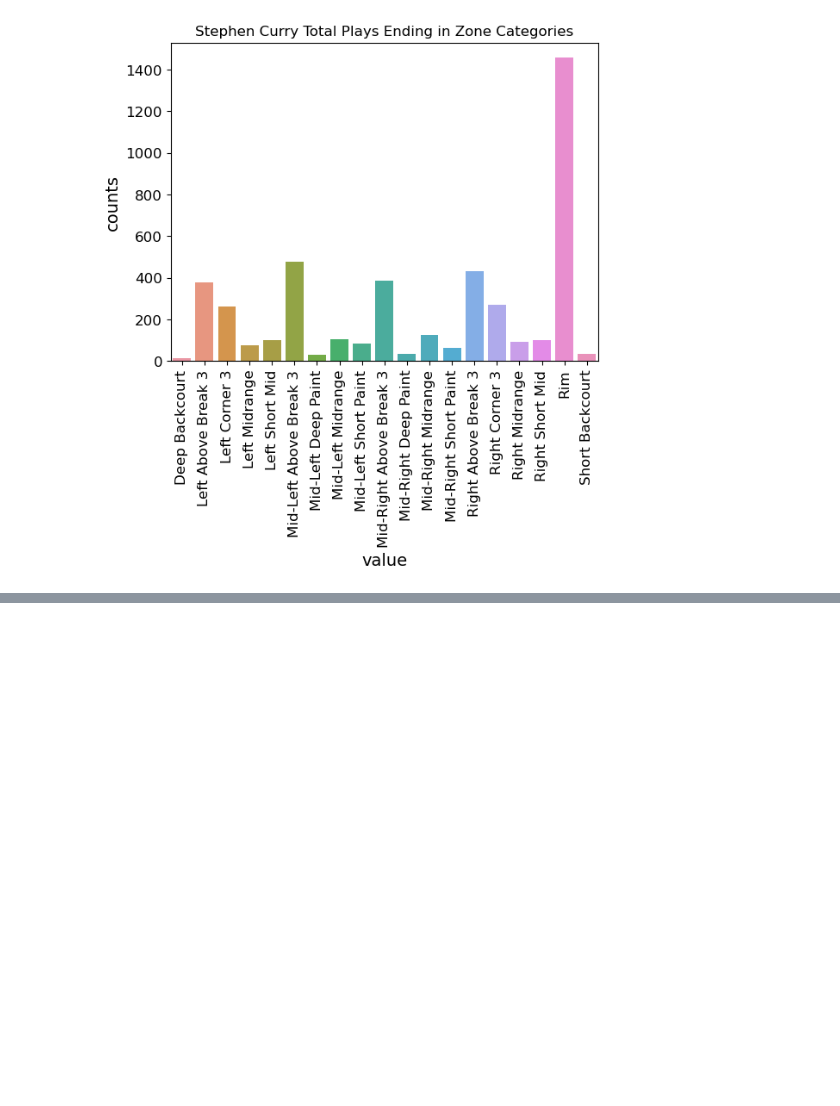
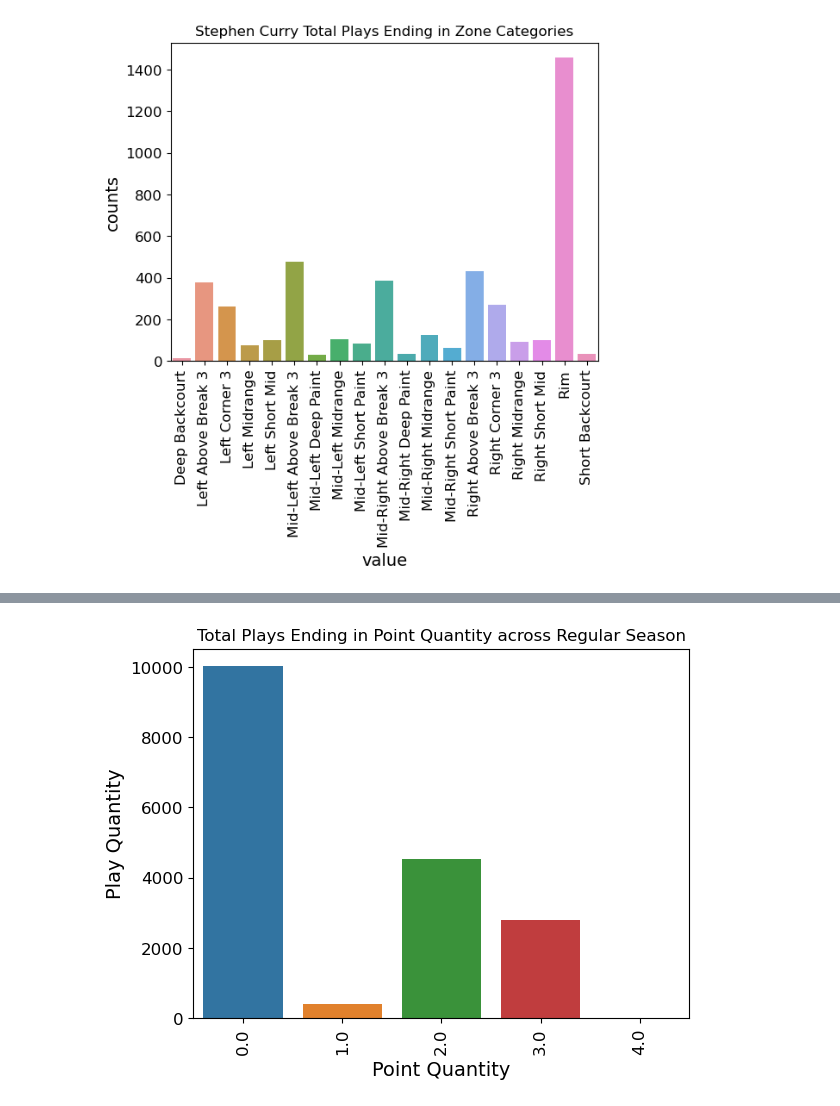
Before and after one commit to mikafur32/syracuseBasketballCompetition, a Jupyter notebook: Multi-index-stats.ipynb, the cells around one changed output, grey strips where cells are left out. Cells and saved outputs as stored; diff of their text form; code cells hidden in the pictures; blank space fills up the shorter version.

```diff
--- a/Multi-index-stats.ipynb
+++ b/Multi-index-stats.ipynb
@@ -254,0 +275,6 @@ plt.xticks(rotation = 90);
+# %%
+points_counts_regular = regular_data_master["points"].value_counts().to_frame()
+points_counts_playoffs = playoff_data_master["points"].value_counts().to_frame()
+
+points_counts_regular.reset_index(inplace = True)
+points_counts_playoffs.reset_index(inplace = True)
@@ -254,0 +303,5 @@ plt.xticks(rotation = 90);
+# %%
+points_counts_regular_hist = sns.barplot(data = points_counts_regular, x = "index", y = "points").set(title = "Total Plays Ending in Point Quantity across Regular Season", xlabel = "Point Quantity", ylabel = "Play Quantity")
+plt.xticks(rotation = 90);
+# %% [output]
+[figure, added]
```
Also changed, not shown: parts of 12 cells of this notebook, 20 other files.
